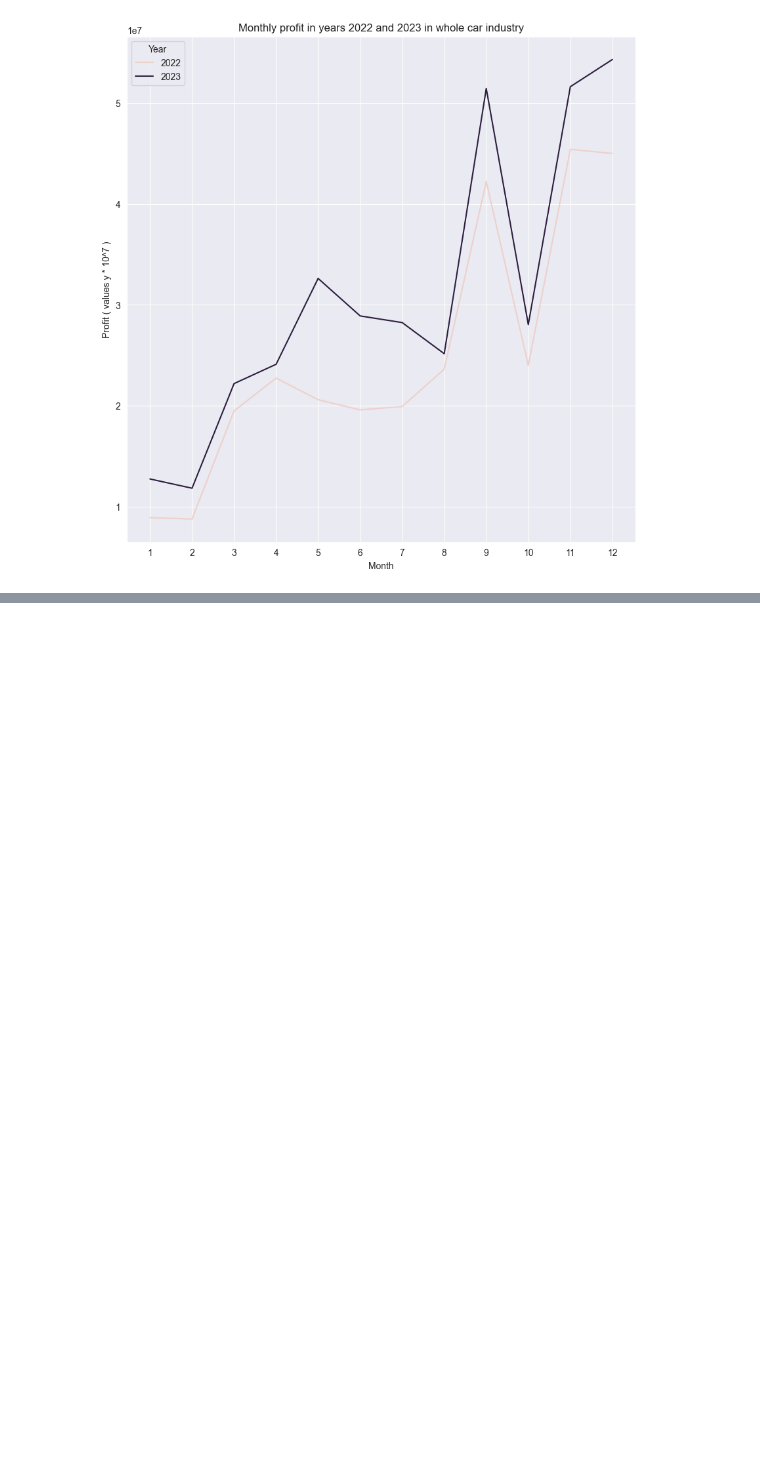
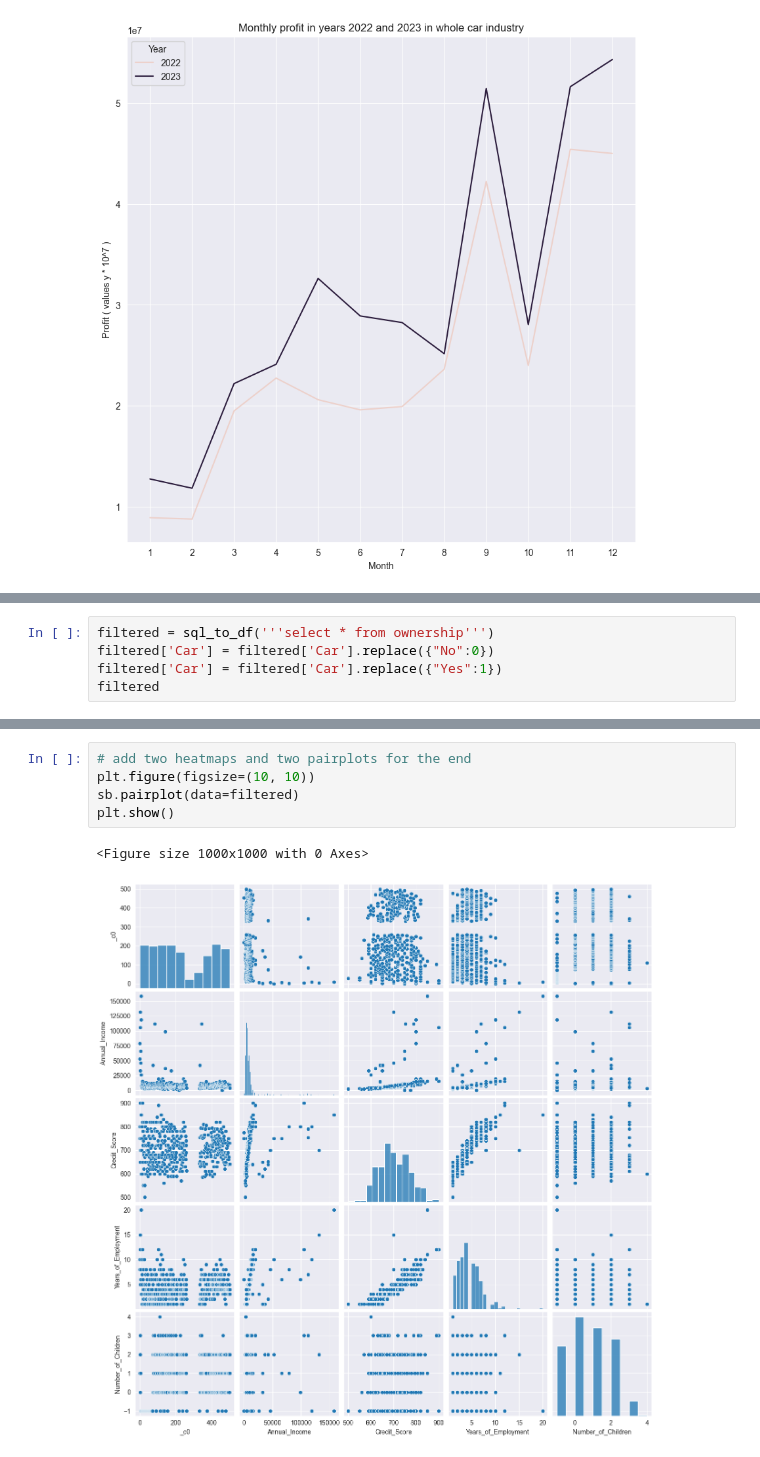
Before and after one commit to File500/Data_science_and_analysis, a Jupyter notebook: analysis/visual_analysis/car_ownership_and_sales_EDA.ipynb, the cells around one changed output, grey strips where cells are left out. Drawn from its saved outputs; the diff is of its cells as text; blank space fills up the shorter version.

```diff
--- a/analysis/visual_analysis/car_ownership_and_sales_EDA.ipynb
+++ b/analysis/visual_analysis/car_ownership_and_sales_EDA.ipynb
@@ -396,0 +468,5 @@ plt.show()
+# %%
+filtered = sql_to_df('''select * from ownership''')
+filtered['Car'] = filtered['Car'].replace({"No":0})
+filtered['Car'] = filtered['Car'].replace({"Yes":1})
+filtered
@@ -396,0 +487,8 @@ plt.show()
+# %%
+# add two heatmaps and two pairplots for the end
+plt.figure(figsize=(10, 10))
+sb.pairplot(data=filtered)
+plt.show()
+# %% [output]
+<Figure size 1000x1000 with 0 Axes>
+[figure, added]
```
Also changed, not shown: parts of 15 cells of this notebook, 1 other file.
